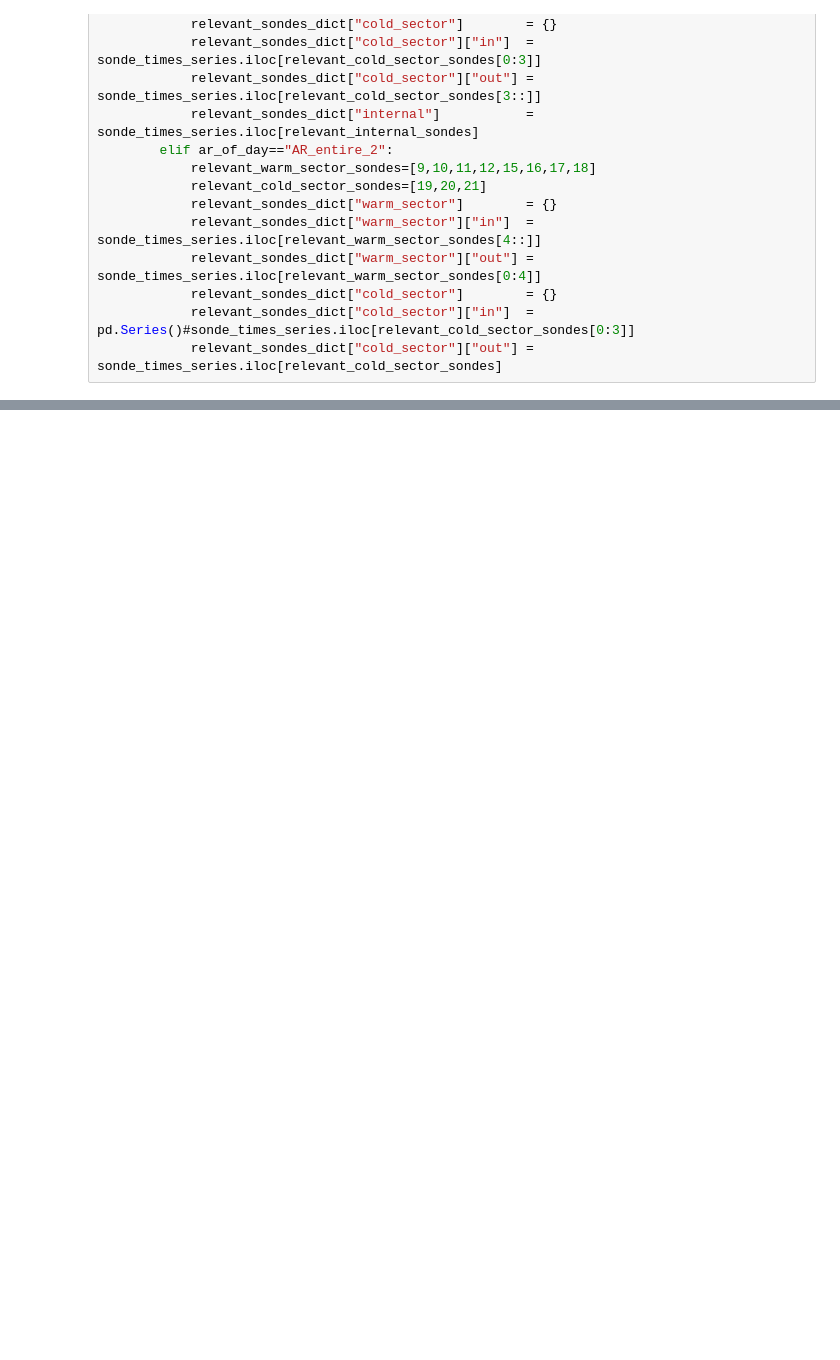
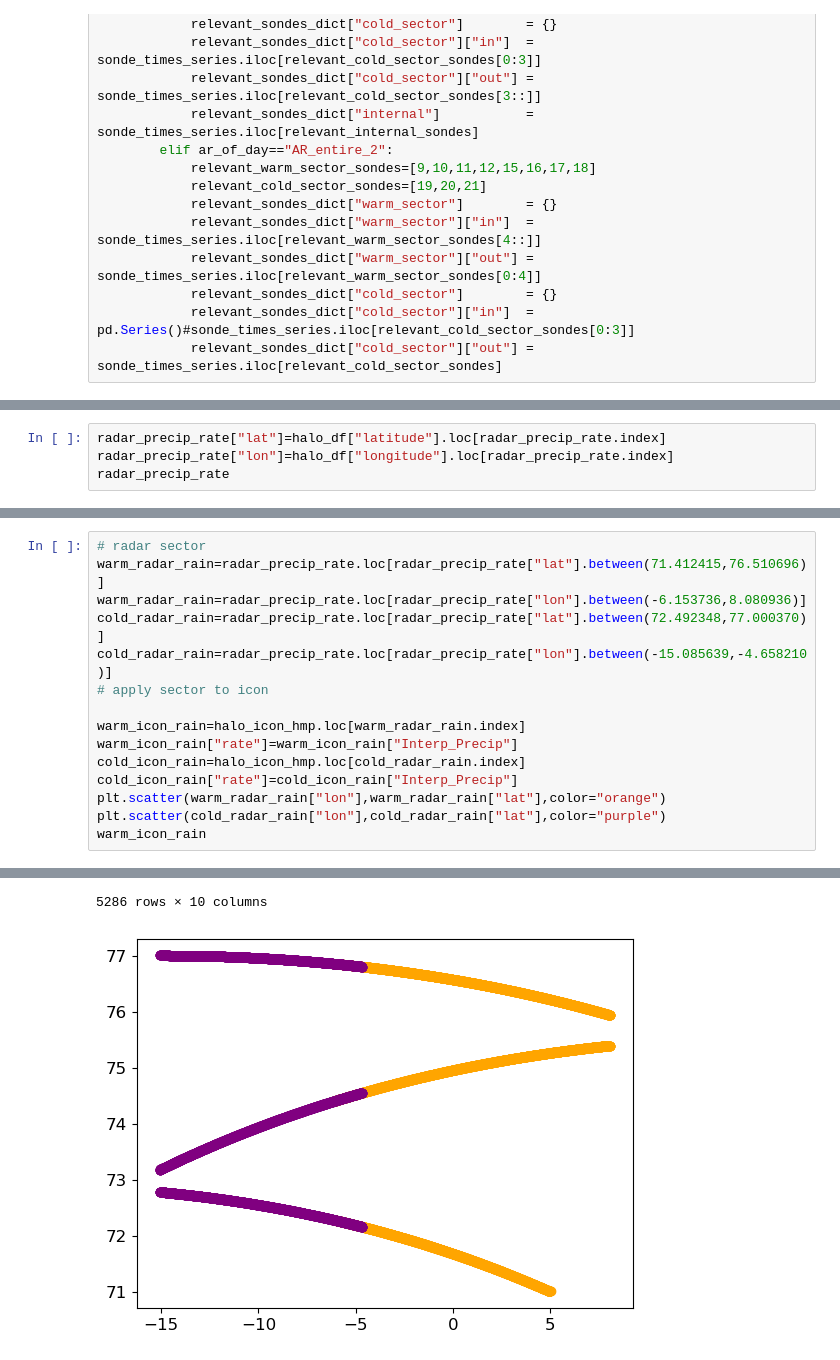
Before and after one commit to hdorff94/HALO_AC3_AR_Budget_Closure, a Jupyter notebook: notebooks/internal_radar_precipitation.ipynb, the cells around one changed output, grey strips where cells are left out. Drawn from its saved outputs; the diff is of its cells as text; blank space fills up the shorter version.

```diff
--- a/notebooks/internal_radar_precipitation.ipynb
+++ b/notebooks/internal_radar_precipitation.ipynb
@@ -1197,0 +1070,4 @@ SystemExit:
+# %%
+radar_precip_rate["lat"]=halo_df["latitude"].loc[radar_precip_rate.index]
+radar_precip_rate["lon"]=halo_df["longitude"].loc[radar_precip_rate.index]
+radar_precip_rate
@@ -1197,0 +1088,16 @@ SystemExit:
+# %%
+# radar sector
+warm_radar_rain=radar_precip_rate.loc[radar_precip_rate["lat"].between(71.412415,76.510696)]
+warm_radar_rain=radar_precip_rate.loc[radar_precip_rate["lon"].between(-6.153736,8.080936)]
+cold_radar_rain=radar_precip_rate.loc[radar_precip_rate["lat"].between(72.492348,77.000370)]
+cold_radar_rain=radar_precip_rate.loc[radar_precip_rate["lon"].between(-15.085639,-4.658210)]
+# apply sector to icon
+
+warm_icon_rain=halo_icon_hmp.loc[warm_radar_rain.index]
+warm_icon_rain["rate"]=warm_icon_rain["Interp_Precip"]
+cold_icon_rain=halo_icon_hmp.loc[cold_radar_rain.index]
+cold_icon_rain["rate"]=cold_icon_rain["Interp_Precip"]
+plt.scatter(warm_radar_rain["lon"],warm_radar_rain["lat"],color="orange")
+plt.scatter(cold_radar_rain["lon"],cold_radar_rain["lat"],color="purple")
+warm_icon_rain
+# %% [output]
@@ -1197,0 +1116,2 @@ SystemExit:
+5286 rows × 10 columns
+[figure, added]
```
Also changed, not shown: parts of 21 cells of this notebook, 1 other file.
